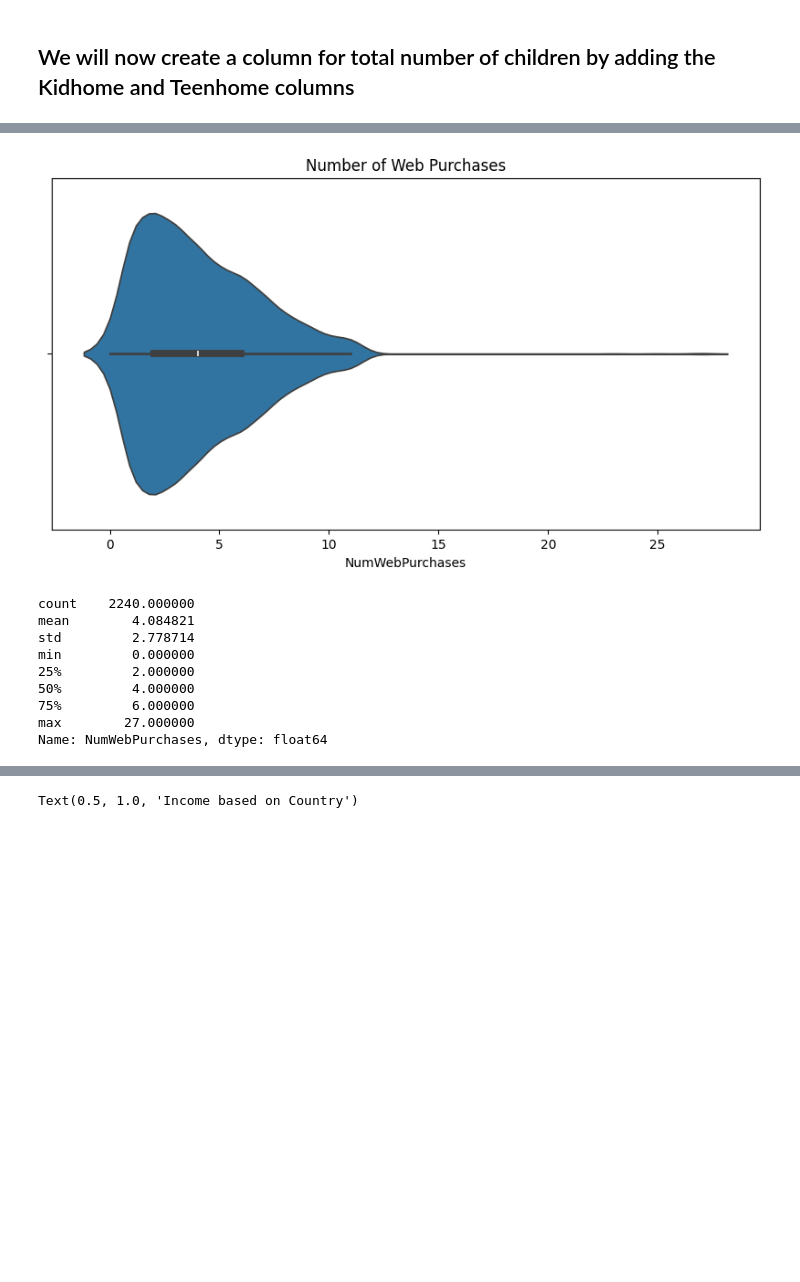
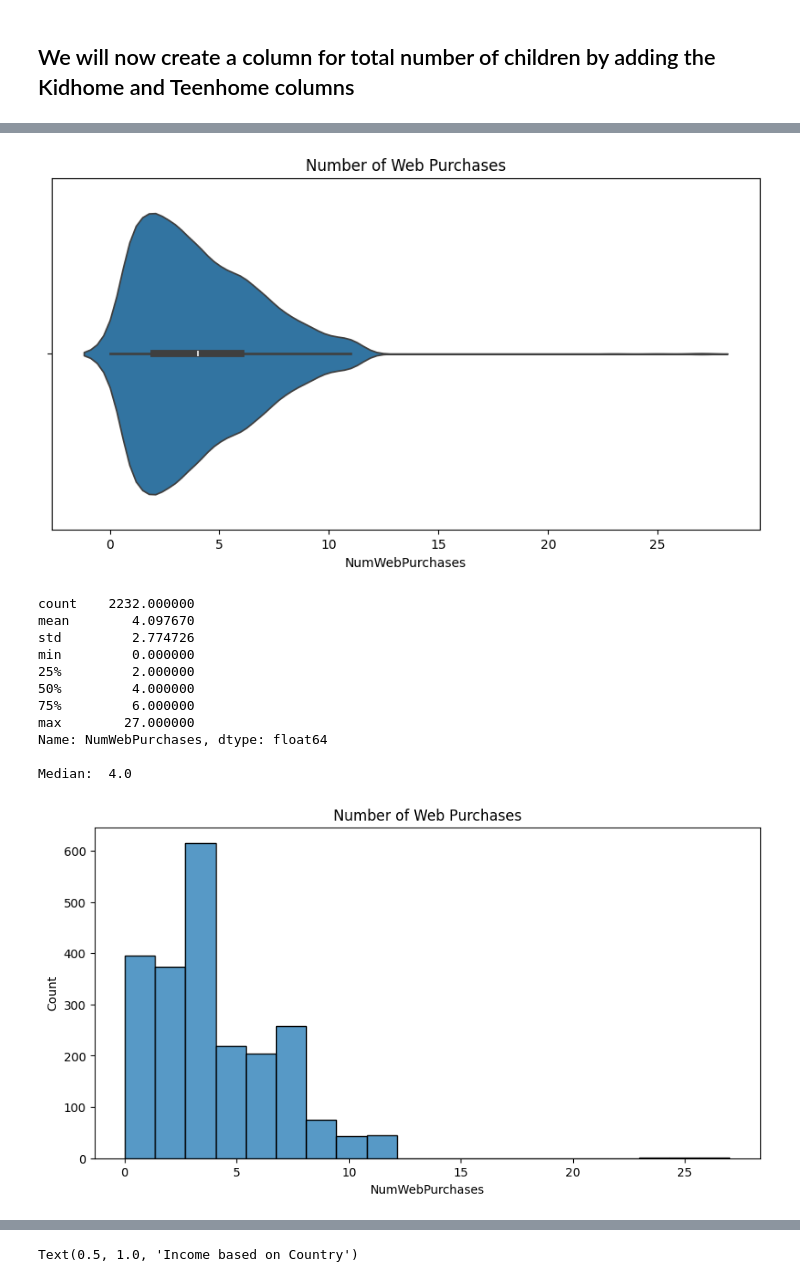
Before and after one commit to OsorioEL/Marketing_Campaign, a Jupyter notebook: Marketing_Campaing.ipynb, the cells around one changed output, grey strips where cells are left out. Cells and saved outputs as stored; diff of their text form; code cells hidden in the pictures; blank space fills up the shorter version.

```diff
--- a/Marketing_Campaing.ipynb
+++ b/Marketing_Campaing.ipynb
@@ -685,24 +692,50 @@ Name: Total_Number_of_Children, dtype: float64
 The correlation between the total number of children and income is -0.34724067752942883
 [figure]
-# %%
-## We will now check the outliers for the following:
-
-
-# create a plot to see outliers for purchases on the web
-plt.figure(figsize=(10,5))
-sns.violinplot(x=mdata['NumWebPurchases'])
-plt.title('Number of Web Purchases')
-plt.show()
-print(mdata['NumWebPurchases'].describe())
-print()
-# %% [output]
-[figure, removed]
-count    2240.000000
-mean        4.084821
-std         2.778714
-min         0.000000
-25%         2.000000
-50%         4.000000
-75%         6.000000
-max        27.000000
-Name: NumWebPurchases, dtype: float64
+# %%
+## We will now check the outliers for the following:
+
+
+# create a plot to see outliers for purchases on the web
+plt.figure(figsize=(10,5))
+sns.violinplot(x=mdata_no_income_outliers_no_purchase_outliers['NumWebPurchases'])
+plt.title('Number of Web Purchases')
+plt.show()
+print(mdata_no_income_outliers_no_purchase_outliers['NumWebPurchases'].describe())
+print()
+print('Median: ',mdata_no_income_outliers_no_purchase_outliers['NumWebPurchases'].median())
+print()
+# create a plot to see the distriution of the number of web purchases without removing web purchase outliers
+plt.figure(figsize=(10,5))
+sns.histplot(mdata_no_income_outliers_no_purchase_outliers['NumWebPurchases'],bins=20)
+plt.title('Number of Web Purchases')
+plt.show()
+print(mdata_no_income_outliers_no_purchase_outliers['NumWebPurchases'].describe())
+# remove outliers for number of web purchases
+mdata_no_income_outliers_no_purchase_or_web_outliers = mdata_no_income_outliers_no_purchase_outliers.copy()
+mdata_no_income_outliers_no_purchase_or_web_outliers['NumWebPurchases'] = mdata_no_income_outliers_no_purchase_or_web_outliers['NumWebPurchases'].clip(upper=mdata_no_income_outliers_no_purchase_or_web_outliers['NumWebPurchases'].quantile(0.99))
+# create a plot to see the distriution of the number of web purchases without removing web purchase outliers
+plt.figure(figsize=(10,5))
+sns.histplot(mdata_no_income_outliers_no_purchase_or_web_outliers['NumWebPurchases'],bins=12)
+plt.title('Number of Web Purchases...99th percentile')
+plt.show()
+print(mdata_no_income_outliers_no_purchase_or_web_outliers['NumWebPurchases'].describe())
+# mdata_no_income_outliers_no_purchase_outliers['NumWebPurchases'] = mdata_no_income_outliers_no_purchase_outliers['NumWebPurchases'].clip(upper=mdata_no_income_outliers_no_purchase_outliers['NumWebPurchases'].quantile(0.99))
+# sns.violinplot(x=mdata_no_income_outliers_no_purchase_outliers['NumWebPurchases'])
+# plt.title('Number of Web Purchases...99th percentile')
+# plt.show()
+# print(mdata_no_income_outliers_no_purchase_outliers['NumWebPurchases'].describe())
+# print()
+# %% [output]
+[figure, added]
+count    2232.000000
+mean        4.097670
+std         2.774726
+min         0.000000
+25%         2.000000
+50%         4.000000
+75%         6.000000
+max        27.000000
+Name: NumWebPurchases, dtype: float64
+
+Median:  4.0
+[figure, added]
```
Also changed, not shown: parts of 11 cells of this notebook.
